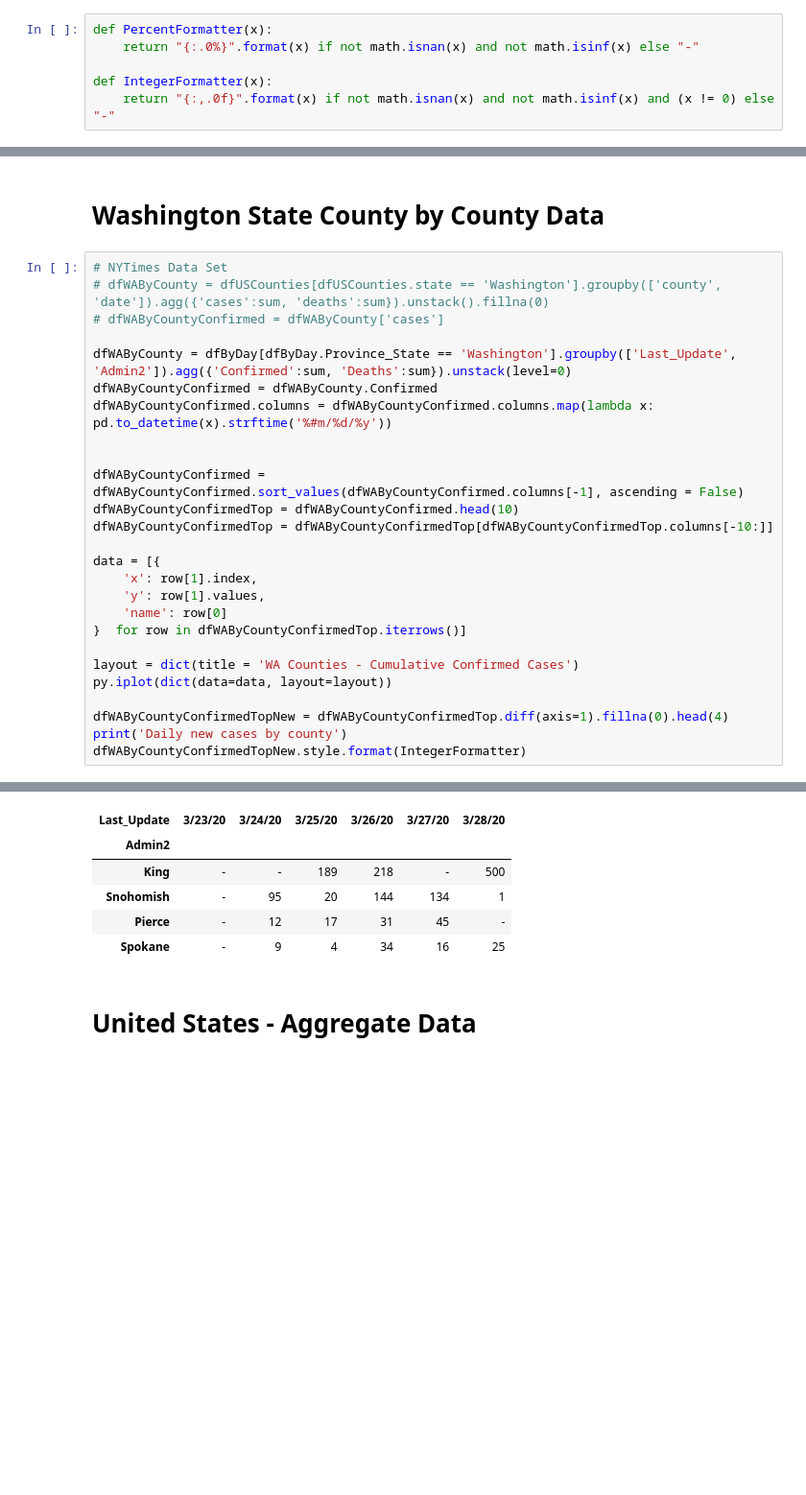
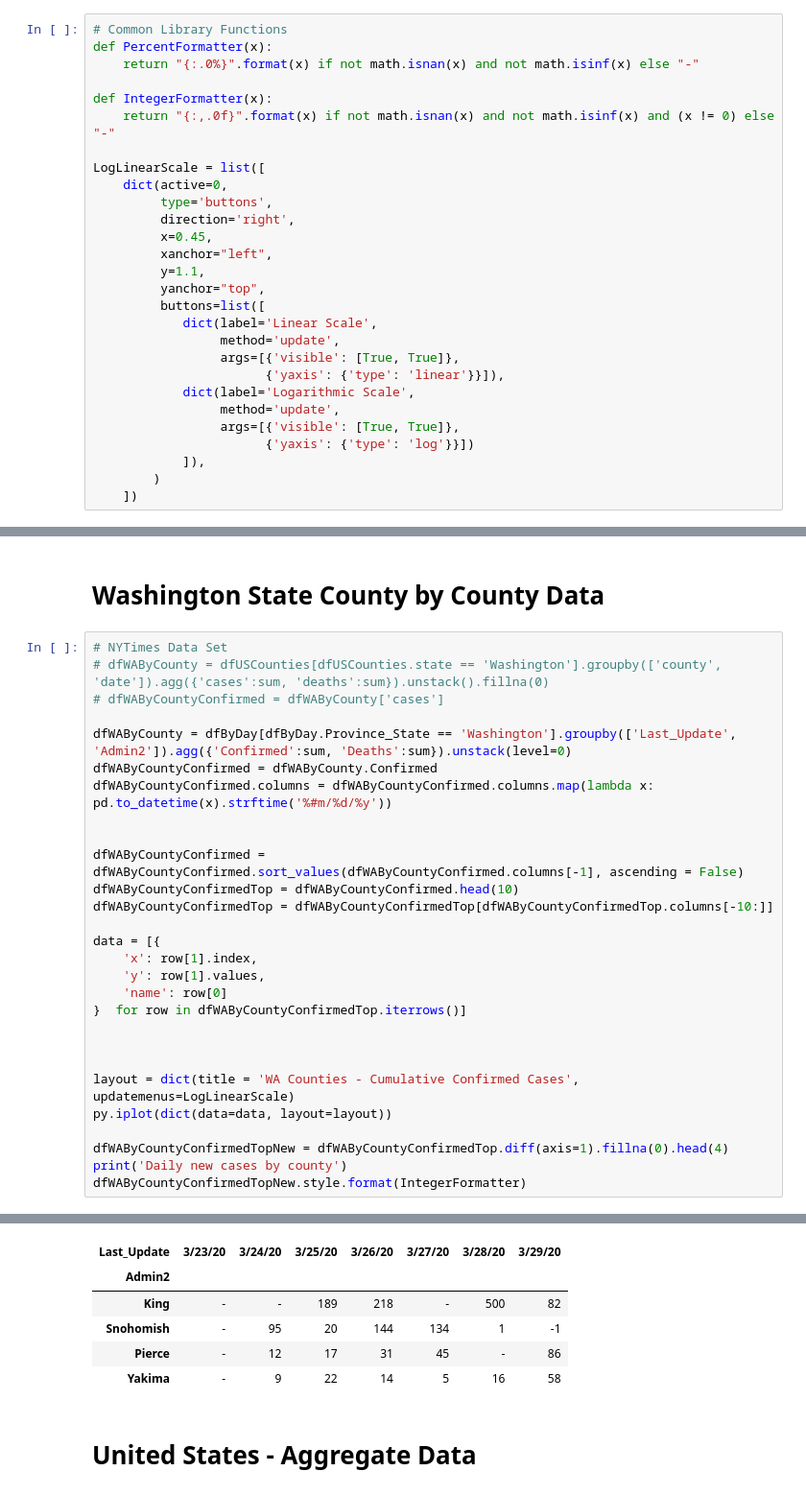
Before and after one commit to arkulkarni/COVID-19-Analysis, a Jupyter notebook: COVID-19-Analysis.ipynb, the cells around one changed output, grey strips where cells are left out. Shown: that part at 96% size. Cells and saved outputs as stored; diff of their text form; blank space fills up the shorter version.

```diff
--- a/COVID-19-Analysis.ipynb
+++ b/COVID-19-Analysis.ipynb
@@ -15,11 +15,33 @@ py.offline.init_notebook_mode(connected=True)
 from IPython.core.interactiveshell import InteractiveShell
 InteractiveShell.ast_node_interactivity = "all"
 # %%
+# Common Library Functions
 def PercentFormatter(x):
     return "{:.0%}".format(x) if not math.isnan(x) and not math.isinf(x) else "-"
 
 def IntegerFormatter(x):
     return "{:,.0f}".format(x) if not math.isnan(x) and not math.isinf(x) and (x != 0) else "-"
+
+LogLinearScale = list([
+    dict(active=0,
+         type='buttons',
+         direction='right',
+         x=0.45,
+         xanchor="left",
+         y=1.1,
+         yanchor="top",
+         buttons=list([
+            dict(label='Linear Scale',
+                 method='update',
+                 args=[{'visible': [True, True]},
+                       {'yaxis': {'type': 'linear'}}]),
+            dict(label='Logarithmic Scale',
+                 method='update',
+                 args=[{'visible': [True, True]},
+                       {'yaxis': {'type': 'log'}}])
+            ]),
+        )
+    ])
 # %%
 # Read all the files
 dfConfirmedGlobal = pd.read_csv(r'https://raw.githubusercontent.com/CSSEGISandData/COVID-19/master/csse_covid_19_data/csse_covid_19_time_series/time_series_covid19_confirmed_global.csv')
@@ -116,38 +138,40 @@ py.iplot(dict(data=data, layout=layout))
 # %%
 # NYTimes Data Set
 # dfWAByCounty = dfUSCounties[dfUSCounties.state == 'Washington'].groupby(['county', 'date']).agg({'cases':sum, 'deaths':sum}).unstack().fillna(0)
 # dfWAByCountyConfirmed = dfWAByCounty['cases']
 
 dfWAByCounty = dfByDay[dfByDay.Province_State == 'Washington'].groupby(['Last_Update', 'Admin2']).agg({'Confirmed':sum, 'Deaths':sum}).unstack(level=0)
 dfWAByCountyConfirmed = dfWAByCounty.Confirmed
 dfWAByCountyConfirmed.columns = dfWAByCountyConfirmed.columns.map(lambda x: pd.to_datetime(x).strftime('%#m/%d/%y'))
 
 
 dfWAByCountyConfirmed = dfWAByCountyConfirmed.sort_values(dfWAByCountyConfirmed.columns[-1], ascending = False)
 dfWAByCountyConfirmedTop = dfWAByCountyConfirmed.head(10)
 dfWAByCountyConfirmedTop = dfWAByCountyConfirmedTop[dfWAByCountyConfirmedTop.columns[-10:]]
 
 data = [{
     'x': row[1].index,
     'y': row[1].values,
     'name': row[0]
 }  for row in dfWAByCountyConfirmedTop.iterrows()]
 
-layout = dict(title = 'WA Counties - Cumulative Confirmed Cases')
+
+
+layout = dict(title = 'WA Counties - Cumulative Confirmed Cases', updatemenus=LogLinearScale)
 py.iplot(dict(data=data, layout=layout))
 
 dfWAByCountyConfirmedTopNew = dfWAByCountyConfirmedTop.diff(axis=1).fillna(0).head(4)
 print('Daily new cases by county')
 dfWAByCountyConfirmedTopNew.style.format(IntegerFormatter)
 # %% [output]
 [interactive output not drawn]
 Daily new cases by county
-| Last_Update | 3/23/20 | 3/24/20 | 3/25/20 | 3/26/20 | 3/27/20 | 3/28/20 |
-| Admin2 |  |  |  |  |  |  |
-| King | - | - | 189 | 218 | - | 500 |
-| Snohomish | - | 95 | 20 | 144 | 134 | 1 |
-| Pierce | - | 12 | 17 | 31 | 45 | - |
-| Spokane | - | 9 | 4 | 34 | 16 | 25 |
+| Last_Update | 3/23/20 | 3/24/20 | 3/25/20 | 3/26/20 | 3/27/20 | 3/28/20 | 3/29/20 |
+| Admin2 |  |  |  |  |  |  |  |
+| King | - | - | 189 | 218 | - | 500 | 82 |
+| Snohomish | - | 95 | 20 | 144 | 134 | 1 | -1 |
+| Pierce | - | 12 | 17 | 31 | 45 | - | 86 |
+| Yakima | - | 9 | 22 | 14 | 5 | 16 | 58 |
 # %% [markdown]
 # United States - Aggregate Data
 # %%
```
Also changed, not shown: parts of 7 cells of this notebook.
